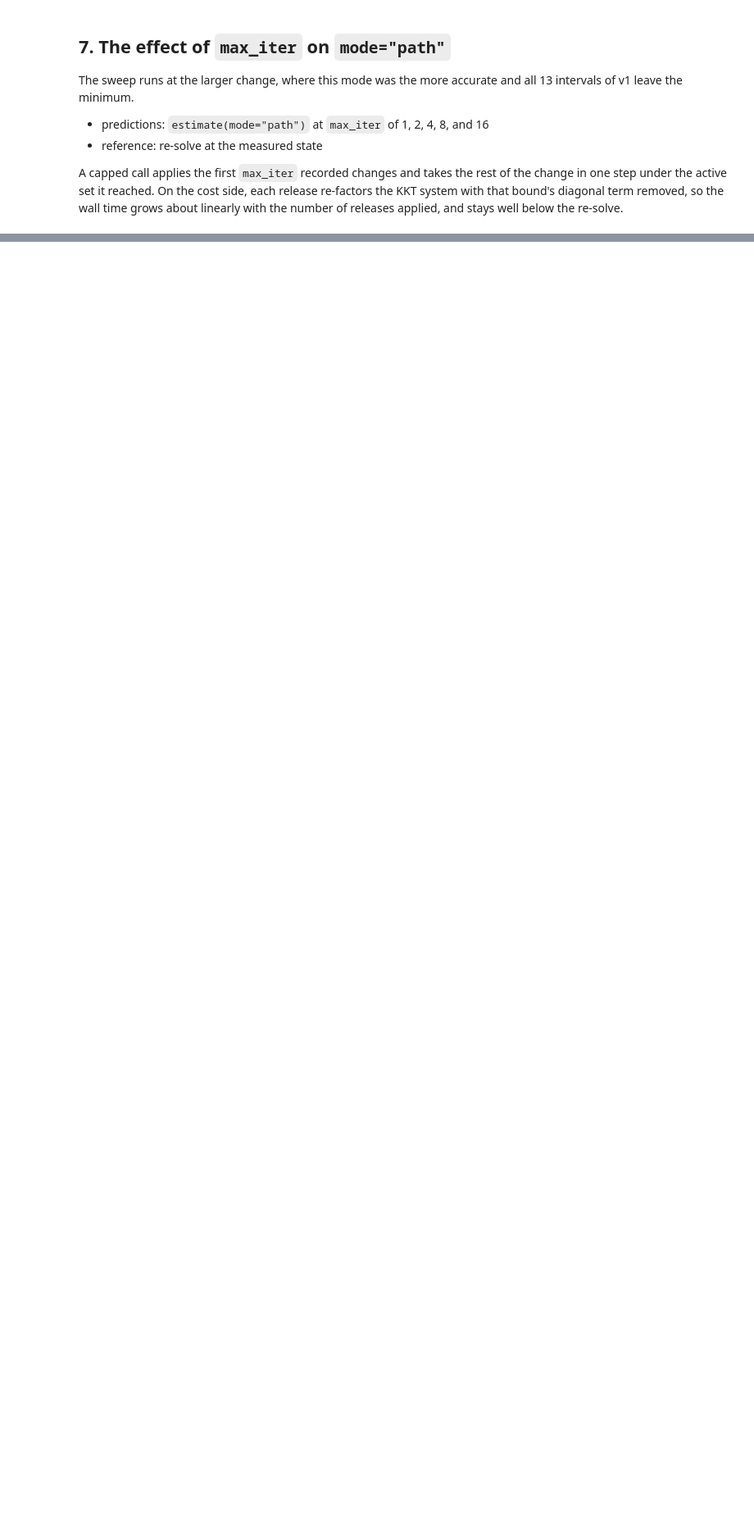
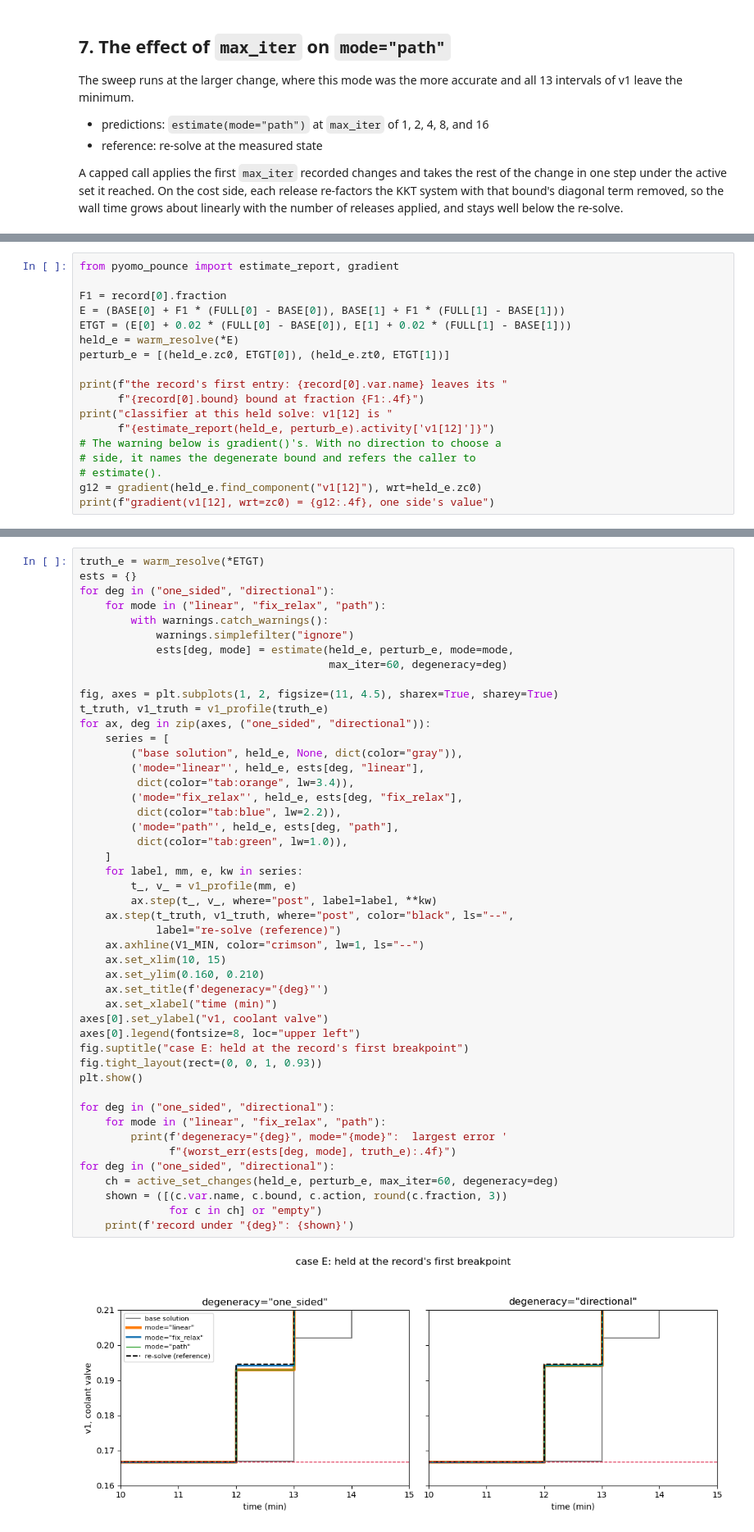
Before and after one commit to GermanHeim/pounce, a Jupyter notebook: python/notebooks/36_active_set_parametric_sensitivity.ipynb, the cells around one changed output, grey strips where cells are left out. Shown at 82% size. Cells and saved outputs as stored; diff of their text form; blank space fills up the shorter version.

```diff
--- a/python/notebooks/36_active_set_parametric_sensitivity.ipynb
+++ b/python/notebooks/36_active_set_parametric_sensitivity.ipynb
@@ -647,0 +699,18 @@ any of these predictions against the true KKT conditions.
+# %%
+from pyomo_pounce import estimate_report, gradient
+
+F1 = record[0].fraction
+E = (BASE[0] + F1 * (FULL[0] - BASE[0]), BASE[1] + F1 * (FULL[1] - BASE[1]))
+ETGT = (E[0] + 0.02 * (FULL[0] - BASE[0]), E[1] + 0.02 * (FULL[1] - BASE[1]))
+held_e = warm_resolve(*E)
+perturb_e = [(held_e.zc0, ETGT[0]), (held_e.zt0, ETGT[1])]
+
+print(f"the record's first entry: {record[0].var.name} leaves its "
+      f"{record[0].bound} bound at fraction {F1:.4f}")
+print("classifier at this held solve: v1[12] is "
+      f"{estimate_report(held_e, perturb_e).activity['v1[12]']}")
+# The warning below is gradient()'s. With no direction to choose a
+# side, it names the degenerate bound and refers the caller to
+# estimate().
+g12 = gradient(held_e.find_component("v1[12]"), wrt=held_e.zc0)
+print(f"gradient(v1[12], wrt=zc0) = {g12:.4f}, one side's value")
@@ -647,0 +721,49 @@ any of these predictions against the true KKT conditions.
+# %%
+truth_e = warm_resolve(*ETGT)
+ests = {}
+for deg in ("one_sided", "directional"):
+    for mode in ("linear", "fix_relax", "path"):
+        with warnings.catch_warnings():
+            warnings.simplefilter("ignore")
+            ests[deg, mode] = estimate(held_e, perturb_e, mode=mode,
+                                       max_iter=60, degeneracy=deg)
+
+fig, axes = plt.subplots(1, 2, figsize=(11, 4.5), sharex=True, sharey=True)
+t_truth, v1_truth = v1_profile(truth_e)
+for ax, deg in zip(axes, ("one_sided", "directional")):
+    series = [
+        ("base solution", held_e, None, dict(color="gray")),
+        ('mode="linear"', held_e, ests[deg, "linear"],
+         dict(color="tab:orange", lw=3.4)),
+        ('mode="fix_relax"', held_e, ests[deg, "fix_relax"],
+         dict(color="tab:blue", lw=2.2)),
+        ('mode="path"', held_e, ests[deg, "path"],
+         dict(color="tab:green", lw=1.0)),
+    ]
+    for label, mm, e, kw in series:
+        t_, v_ = v1_profile(mm, e)
+        ax.step(t_, v_, where="post", label=label, **kw)
+    ax.step(t_truth, v1_truth, where="post", color="black", ls="--",
+            label="re-solve (reference)")
+    ax.axhline(V1_MIN, color="crimson", lw=1, ls="--")
+    ax.set_xlim(10, 15)
+    ax.set_ylim(0.160, 0.210)
+    ax.set_title(f'degeneracy="{deg}"')
+    ax.set_xlabel("time (min)")
+axes[0].set_ylabel("v1, coolant valve")
+axes[0].legend(fontsize=8, loc="upper left")
+fig.suptitle("case E: held at the record's first breakpoint")
+fig.tight_layout(rect=(0, 0, 1, 0.93))
+plt.show()
+
+for deg in ("one_sided", "directional"):
+    for mode in ("linear", "fix_relax", "path"):
+        print(f'degeneracy="{deg}", mode="{mode}":  largest error '
+              f"{worst_err(ests[deg, mode], truth_e):.4f}")
+for deg in ("one_sided", "directional"):
+    ch = active_set_changes(held_e, perturb_e, max_iter=60, degeneracy=deg)
+    shown = ([(c.var.name, c.bound, c.action, round(c.fraction, 3))
+              for c in ch] or "empty")
+    print(f'record under "{deg}": {shown}')
+# %% [output]
+[figure, added]
```
Also changed, not shown: parts of 12 cells of this notebook.
